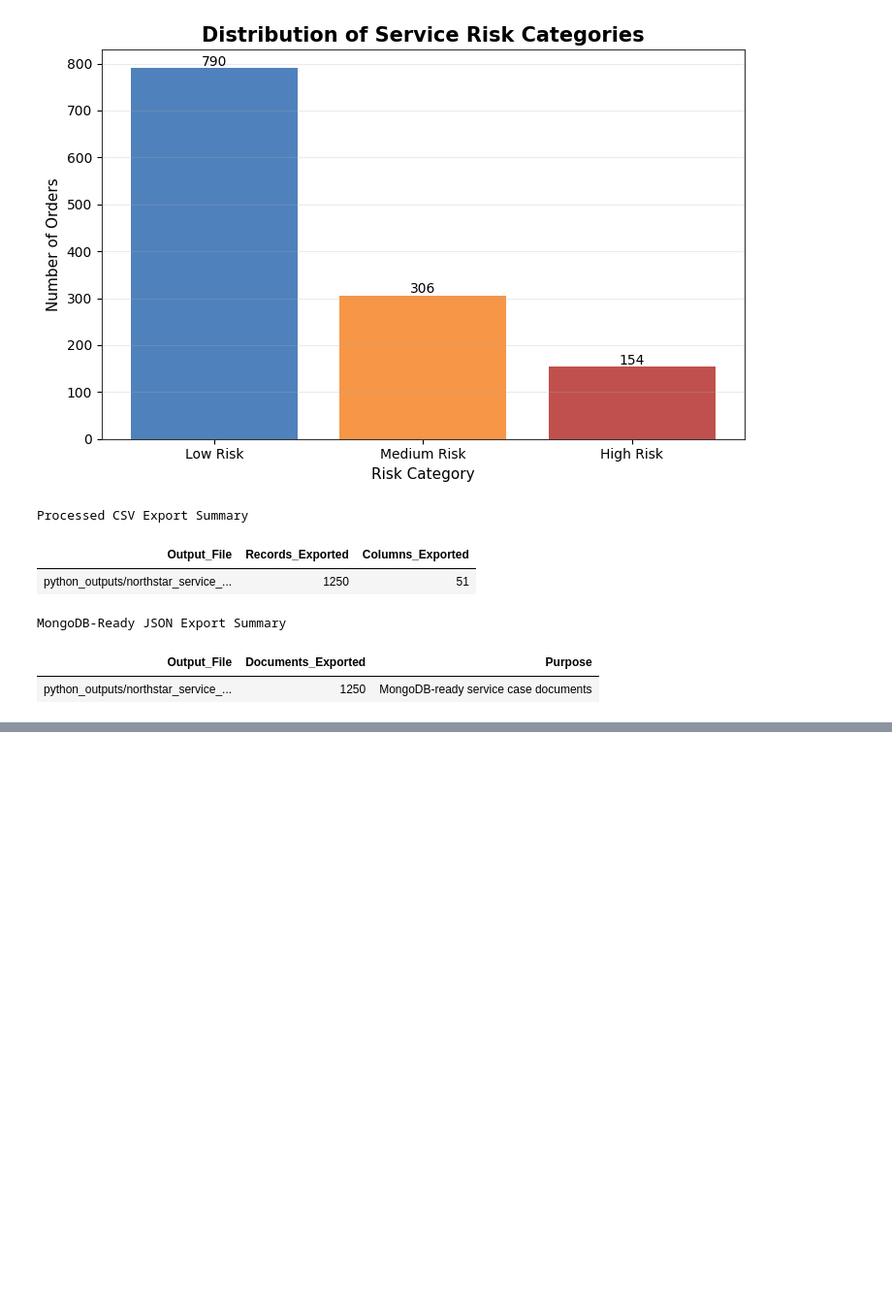
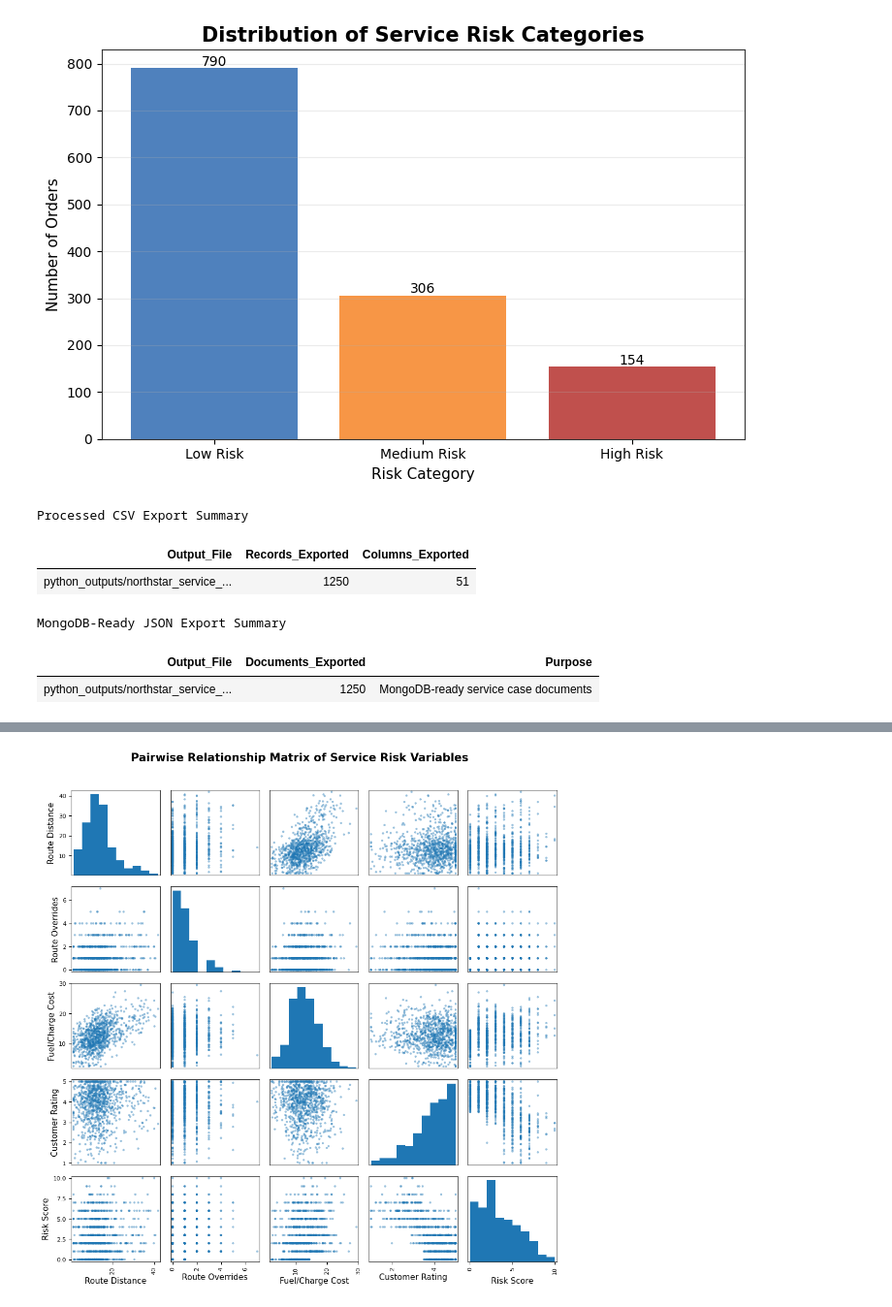
Before and after one commit to sachini9-git/northstar-databases-analytics, a Jupyter notebook: 02_python_service_failure_kpis.ipynb, the cells around one changed output, grey strips where cells are left out. Shown at 97% size. Drawn from its saved outputs; the diff is of its cells as text; code cells hidden in the pictures; blank space fills up the shorter version.

```diff
--- a/02_python_service_failure_kpis.ipynb
+++ b/02_python_service_failure_kpis.ipynb
@@ -1049,0 +1208,60 @@ MongoDB-Ready JSON Export Summary
+# %%
+# ============================================================
+# Extra Python Visualisation: Pairwise Relationship Matrix
+# ============================================================
+# Purpose:
+# Show pairwise relationships between key operational variables.
+#
+# Business justification:
+# This supports relationship analysis by comparing route distance,
+# route overrides, fuel/charge cost, customer rating and service risk.
+# ============================================================
+
+from pandas.plotting import scatter_matrix
+
+pairplot_data = service_data_clean[
+    [
+        "route_distance_km",
+        "manual_route_override_count",
+        "fuel_or_charge_cost",
+        "customer_rating_post_delivery",
+        "service_risk_score"
+    ]
+].copy()
+
+# Remove records with missing or zero operational values for clearer plotting
+pairplot_data = pairplot_data[
+    (pairplot_data["route_distance_km"] > 0) &
+    (pairplot_data["fuel_or_charge_cost"] > 0)
+]
+
+pairplot_data = pairplot_data.dropna()
+
+# Rename columns for clearer chart labels
+pairplot_data = pairplot_data.rename(columns={
+    "route_distance_km": "Route Distance",
+    "manual_route_override_count": "Route Overrides",
+    "fuel_or_charge_cost": "Fuel/Charge Cost",
+    "customer_rating_post_delivery": "Customer Rating",
+    "service_risk_score": "Risk Score"
+})
+
+axes = scatter_matrix(
+    pairplot_data,
+    figsize=(10, 10),
+    diagonal="hist",
+    alpha=0.45
+)
+
+plt.suptitle(
+    "Pairwise Relationship Matrix of Service Risk Variables",
+    fontsize=15,
+    fontweight="bold",
+    y=1.02
+)
+
+plt.tight_layout()
+plt.savefig("python_outputs/pairwise_relationship_matrix.png", dpi=200, bbox_inches="tight")
+plt.show()
+# %% [output]
+[figure, added]
```
Also changed, not shown: parts of 4 cells of this notebook.
